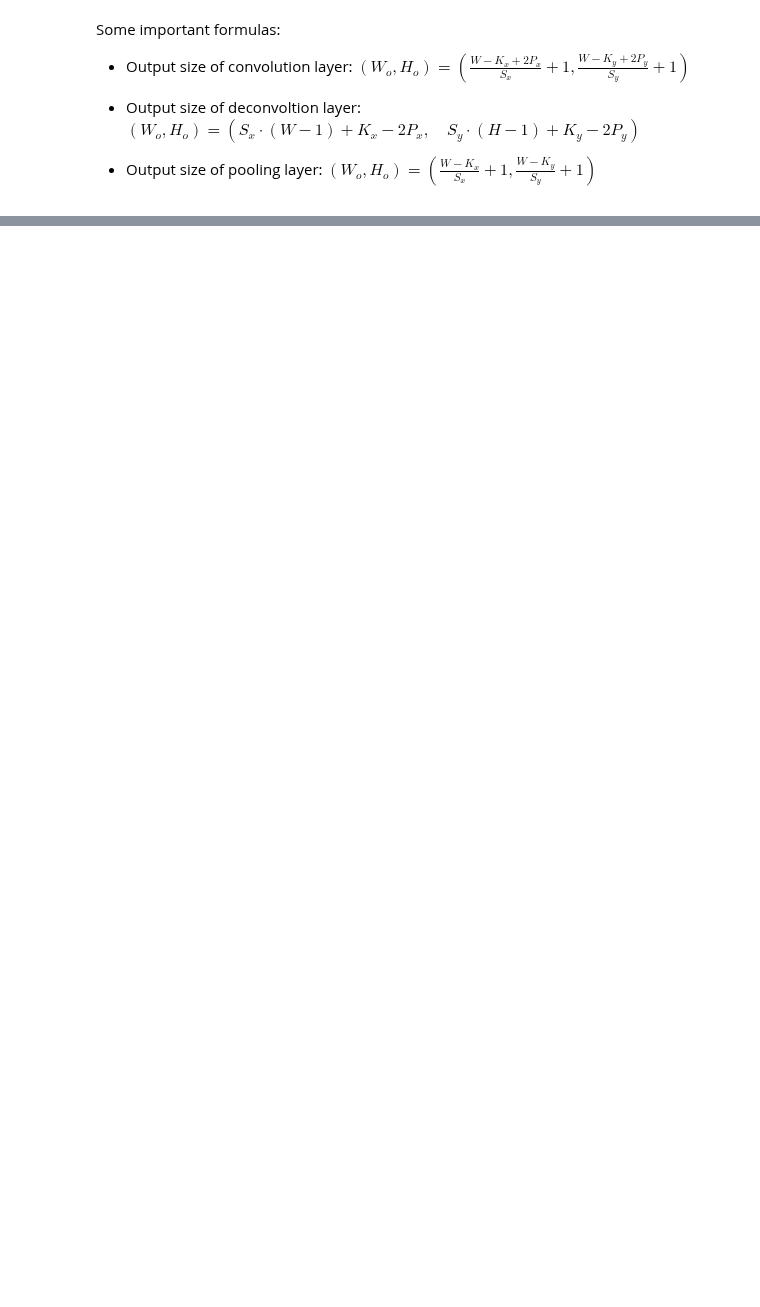
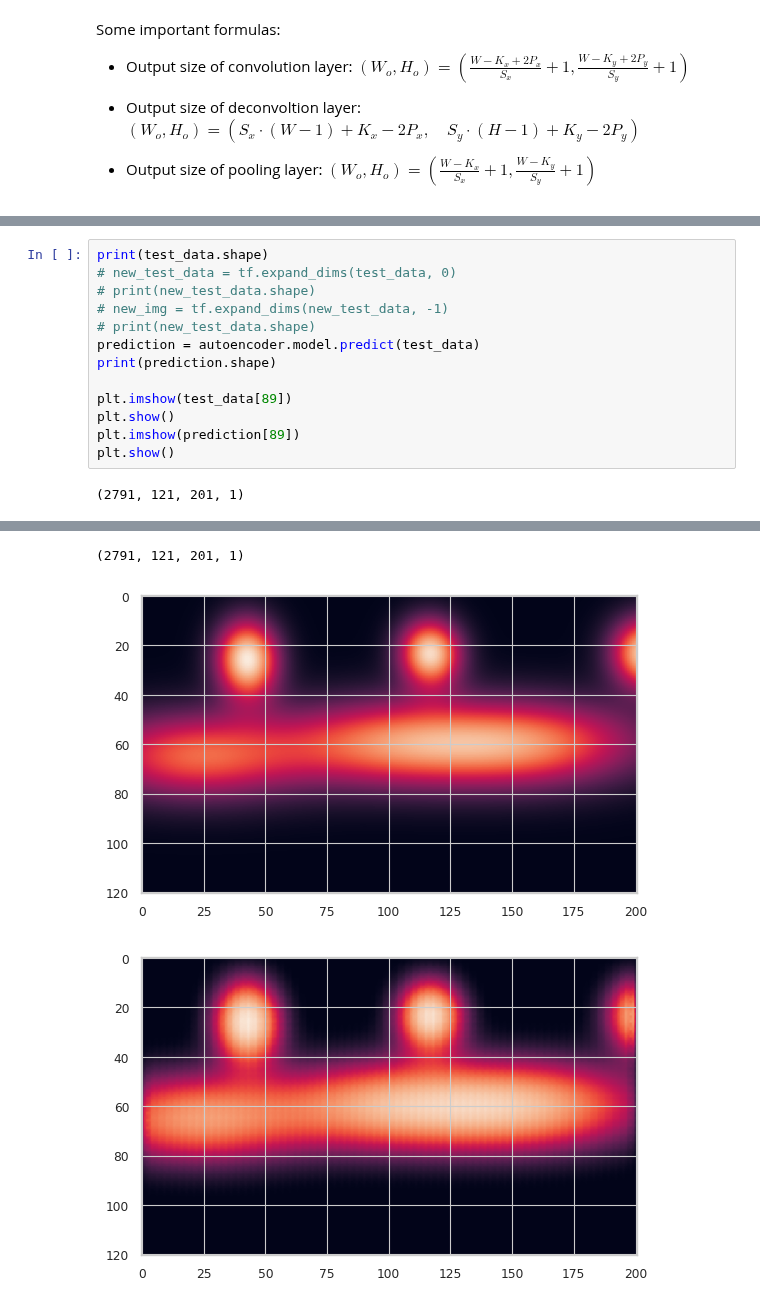
Before and after one commit to lmmartinez97/alphadrive_bp, a Jupyter notebook: highD/training/autoencoder_training.ipynb, the cells around one changed output, grey strips where cells are left out. Cells and saved outputs as stored; diff of their text form; blank space fills up the shorter version.

```diff
--- a/highD/training/autoencoder_training.ipynb
+++ b/highD/training/autoencoder_training.ipynb
@@ -319,0 +384,15 @@ TypeError: AutoEncoder.trainModel() got an unexpected keyword argument 'test_dat
+# %%
+print(test_data.shape)
+# new_test_data = tf.expand_dims(test_data, 0)
+# print(new_test_data.shape)
+# new_img = tf.expand_dims(new_test_data, -1)
+# print(new_test_data.shape)
+prediction = autoencoder.model.predict(test_data)
+print(prediction.shape)
+
+plt.imshow(test_data[89])
+plt.show()
+plt.imshow(prediction[89])
+plt.show()
+# %% [output]
+(2791, 121, 201, 1)
@@ -319,0 +400,3 @@ TypeError: AutoEncoder.trainModel() got an unexpected keyword argument 'test_dat
+(2791, 121, 201, 1)
+[figure, added]
+[figure, added]
```
Also changed, not shown: parts of 12 cells of this notebook.
